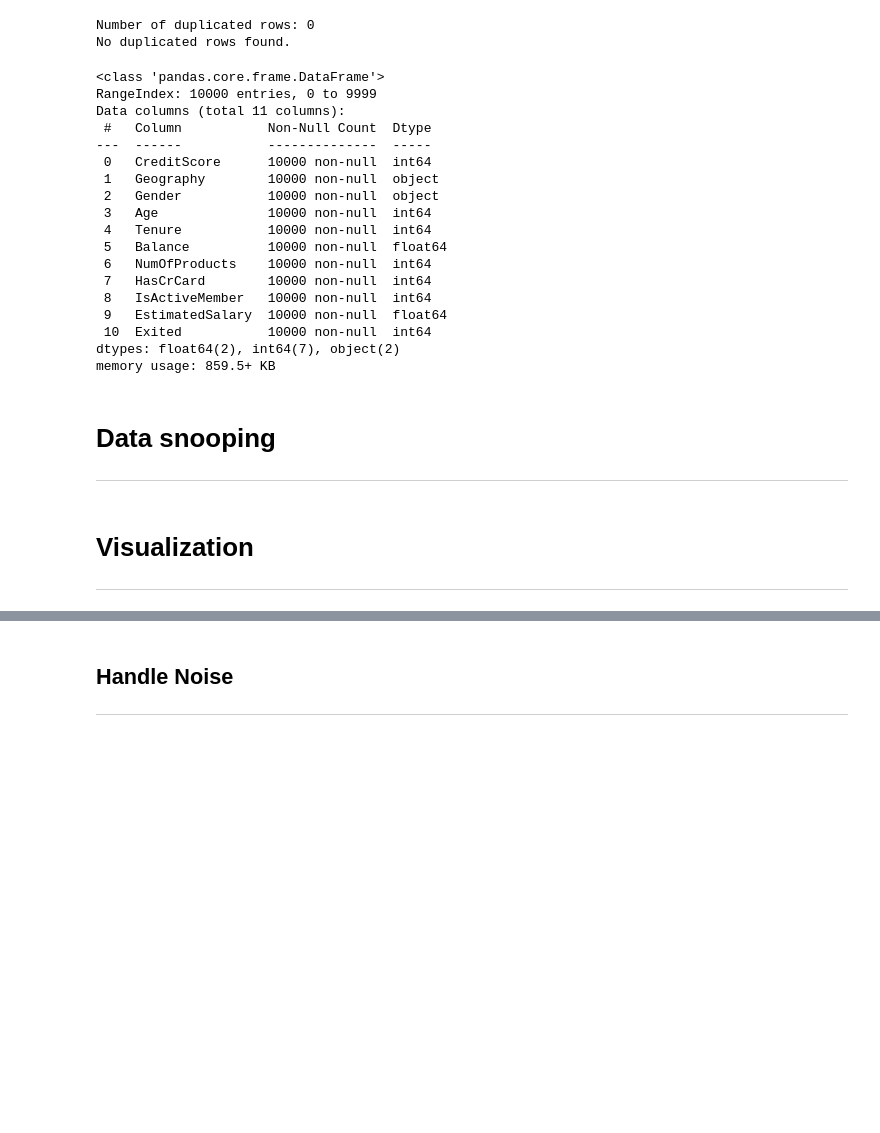
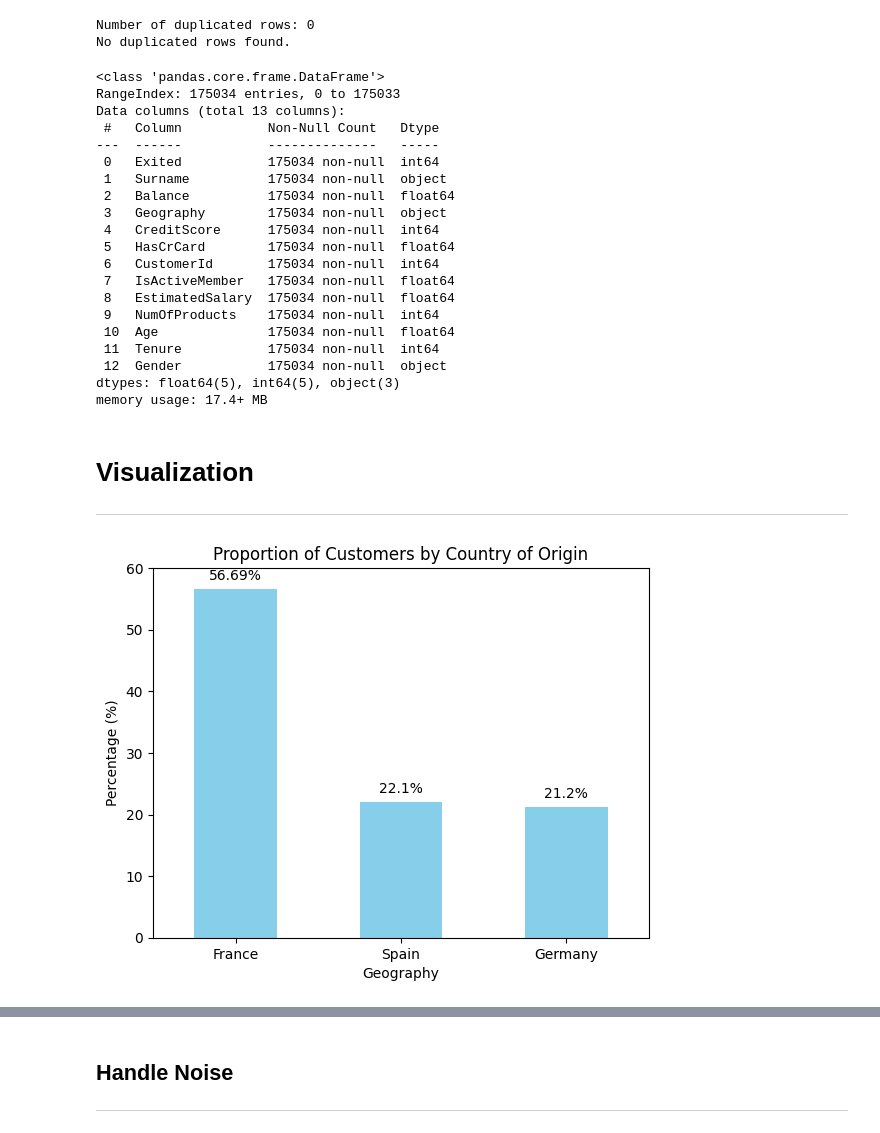
Before and after one commit to phiyenng/Bank-Customers-Churn-Prediction, a Jupyter notebook: notebooks/01_eda.ipynb, the cells around one changed output, grey strips where cells are left out. Cells and saved outputs as stored; diff of their text form; code cells hidden in the pictures; blank space fills up the shorter version.

```diff
--- a/notebooks/01_eda.ipynb
+++ b/notebooks/01_eda.ipynb
@@ -327,12 +73,12 @@ Exited             0
 dtype: int64
 # %%
 # Check for duplicated values
-duplicate_count = bank_edadata.duplicated().sum()
+duplicate_count = bank_data.duplicated().sum()
 print(f"Number of duplicated rows: {duplicate_count}")
 
 # If duplicates exist, drop them
 if duplicate_count > 0:
-    bank_edadata = bank_edadata.drop_duplicates()
+    bank_data = bank_data.drop_duplicates()
     print("Duplicated rows have been removed.")
 else:
     print("No duplicated rows found.")
@@ -346,24 +88,23 @@ bank_edadata = bank_edadata.drop(columns=drop_columns, axis=1)
 # %%
-bank_edadata.info()
+bank_data.info()
 # %% [output]
 <class 'pandas.core.frame.DataFrame'>
-RangeIndex: 10000 entries, 0 to 9999
-Data columns (total 11 columns):
- #   Column           Non-Null Count  Dtype
----  ------           --------------  -----
- 0   CreditScore      10000 non-null  int64
- 1   Geography        10000 non-null  object
- 2   Gender           10000 non-null  object
- 3   Age              10000 non-null  int64
- 4   Tenure           10000 non-null  int64
- 5   Balance          10000 non-null  float64
- 6   NumOfProducts    10000 non-null  int64
- 7   HasCrCard        10000 non-null  int64
- 8   IsActiveMember   10000 non-null  int64
- 9   EstimatedSalary  10000 non-null  float64
- 10  Exited           10000 non-null  int64
-dtypes: float64(2), int64(7), object(2)
-memory usage: 859.5+ KB
+RangeIndex: 175034 entries, 0 to 175033
+Data columns (total 13 columns):
+ #   Column           Non-Null Count   Dtype
+---  ------           --------------   -----
+ 0   Exited           175034 non-null  int64
+ 1   Surname          175034 non-null  object
+ 2   Balance          175034 non-null  float64
+ 3   Geography        175034 non-null  object
+ 4   CreditScore      175034 non-null  int64
+ 5   HasCrCard        175034 non-null  float64
+ 6   CustomerId       175034 non-null  int64
+ 7   IsActiveMember   175034 non-null  float64
+ 8   EstimatedSalary  175034 non-null  float64
+ 9   NumOfProducts    175034 non-null  int64
+ 10  Age              175034 non-null  float64
+ 11  Tenure           175034 non-null  int64
+ 12  Gender           175034 non-null  object
+dtypes: float64(5), int64(5), object(3)
+memory usage: 17.4+ MB
-# %% [markdown]
-# **Data snooping**
----
@@ -384,17 +113,19 @@ strat_test_set["Exited"].value_counts()/len(strat_test_set)
 ---
 # %%
 # The proportion of customers' country of origin as a bar chart
-geo_counts = bank_edadata['Geography'].value_counts(normalize=True).mul(100).round(2)
+geo_counts = bank_data['Geography'].value_counts(normalize=True).mul(100).round(2)
 ax = geo_counts.plot(kind='bar', color='skyblue')
 plt.title("Proportion of Customers by Country of Origin")
 plt.ylabel("Percentage (%)")
 plt.xlabel("Geography")
 plt.ylim(0, 60)
 plt.xticks(rotation=360)
 
 for i, v in enumerate(geo_counts):
     ax.text(i, v + 1, f"{v}%", ha='center', va='bottom')
 
 plt.show()
+# %% [output]
+[figure, added]
 # %%
 # The proportion of customers' gender as a bar chart
```
Also changed, not shown: parts of 26 cells of this notebook, 4 other files.
